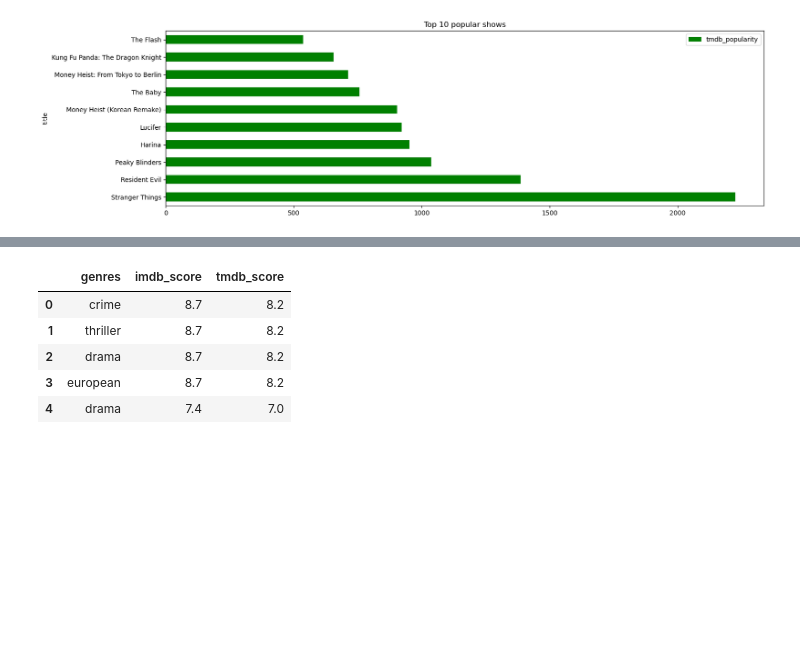
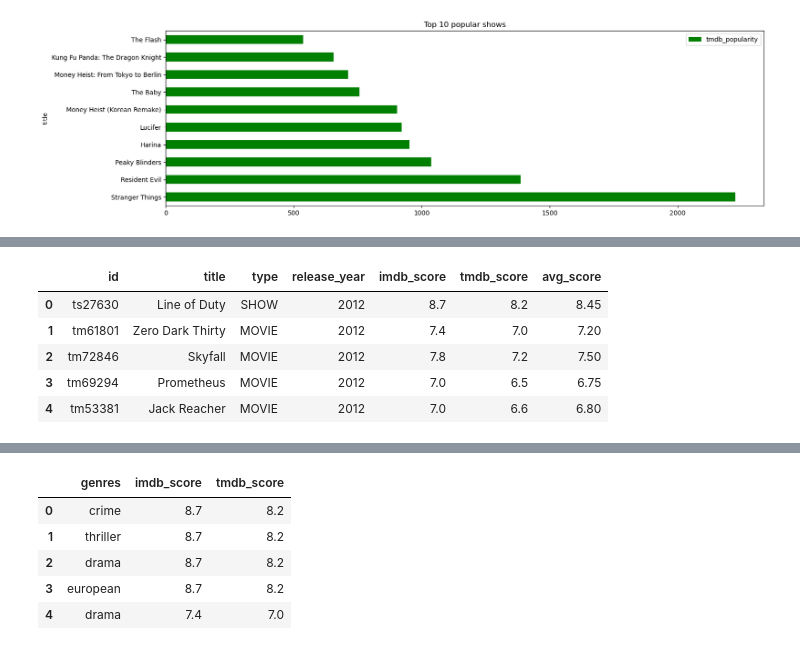
Before and after one commit to quytrungg/Group1_Final_Project_CSC17104, a Jupyter notebook: phase_3_data_analysis/data_analysis.ipynb, the cells around one changed output, grey strips where cells are left out. Saved outputs shown, nothing was run; the diff lists cells and outputs as text; code cells hidden in the pictures; blank space fills up the shorter version.

```diff
--- a/phase_3_data_analysis/data_analysis.ipynb
+++ b/phase_3_data_analysis/data_analysis.ipynb
@@ -194,0 +197,3 @@ top10_show_popularity.plot.barh(figsize=(17, 5), color='green', title='Top 10 po
+# %%
+movie_show_score = df_data[df_data['release_year'] >= 2012].loc[:, ['id', 'title', 'type', 'release_year', 'imdb_score', 'tmdb_score']].drop_duplicates().dropna().reset_index(drop=True)
+movie_show_score.head()
@@ -194,0 +207,10 @@ top10_show_popularity.plot.barh(figsize=(17, 5), color='green', title='Top 10 po
+# %%
+movie_show_score['avg_score'] = movie_show_score.loc[:, ['imdb_score', 'tmdb_score']].mean(axis=1)
+movie_show_score.head()
+# %% [output]
+|  | id | title | type | release_year | imdb_score | tmdb_score | avg_score |
+| 0 | ts27630 | Line of Duty | SHOW | 2012 | 8.7 | 8.2 | 8.45 |
+| 1 | tm61801 | Zero Dark Thirty | MOVIE | 2012 | 7.4 | 7.0 | 7.20 |
+| 2 | tm72846 | Skyfall | MOVIE | 2012 | 7.8 | 7.2 | 7.50 |
+| 3 | tm69294 | Prometheus | MOVIE | 2012 | 7.0 | 6.5 | 6.75 |
+| 4 | tm53381 | Jack Reacher | MOVIE | 2012 | 7.0 | 6.6 | 6.80 |
```
Also changed, not shown: parts of 7 cells of this notebook, 1 other file.
